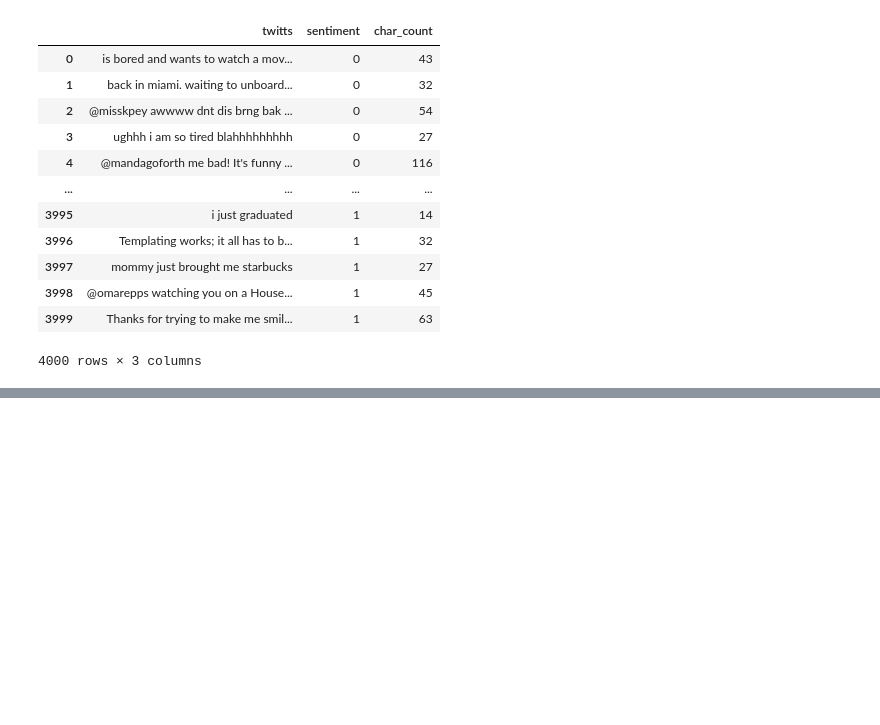
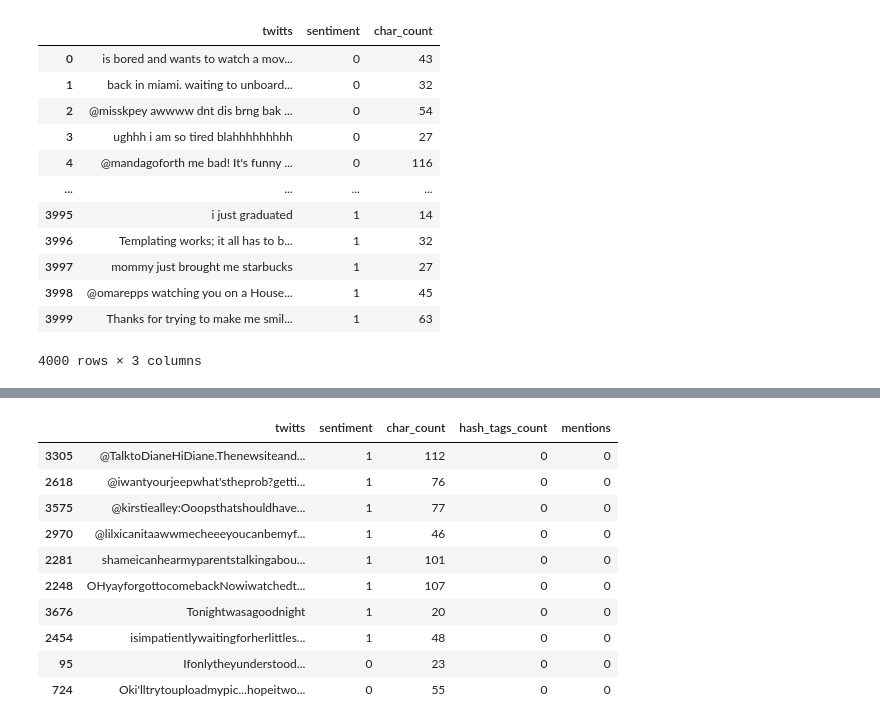
Before and after one commit to Dheerajnath/NLP-EXPT3, a Jupyter notebook: EXP_3.ipynb, the cells around one changed output, grey strips where cells are left out. Saved outputs shown, nothing was run; the diff lists cells and outputs as text; code cells hidden in the pictures; blank space fills up the shorter version.

```diff
--- a/EXP_3.ipynb
+++ b/EXP_3.ipynb
@@ -122,0 +105,3 @@ data
+# %%
+data['hash_tags_count']= data['twitts'].apply(lambda x: len(re.findall(r'#(\w+)', x)))
+data.sample(4)
@@ -122,0 +114,15 @@ data
+# %%
+data['mentions']= data['twitts'].apply(lambda x: len(re.findall(r'#(\w+)', x)))
+data.sample(10)
+# %% [output]
+|  | twitts | sentiment | char_count | hash_tags_count | mentions |
+| 3305 | @TalktoDianeHiDiane.Thenewsiteand... | 1 | 112 | 0 | 0 |
+| 2618 | @iwantyourjeepwhat'stheprob?getti... | 1 | 76 | 0 | 0 |
+| 3575 | @kirstiealley:Ooopsthatshouldhave... | 1 | 77 | 0 | 0 |
+| 2970 | @lilxicanitaawwmecheeeyoucanbemyf... | 1 | 46 | 0 | 0 |
+| 2281 | shameicanhearmyparentstalkingabou... | 1 | 101 | 0 | 0 |
+| 2248 | OHyayforgottocomebackNowiwatchedt... | 1 | 107 | 0 | 0 |
+| 3676 | Tonightwasagoodnight | 1 | 20 | 0 | 0 |
+| 2454 | isimpatientlywaitingforherlittles... | 1 | 48 | 0 | 0 |
+| 95 | Ifonlytheyunderstood... | 0 | 23 | 0 | 0 |
+| 724 | Oki'lltrytouploadmypic...hopeitwo... | 0 | 55 | 0 | 0 |
```
Also changed, not shown: parts of 5 cells of this notebook.
